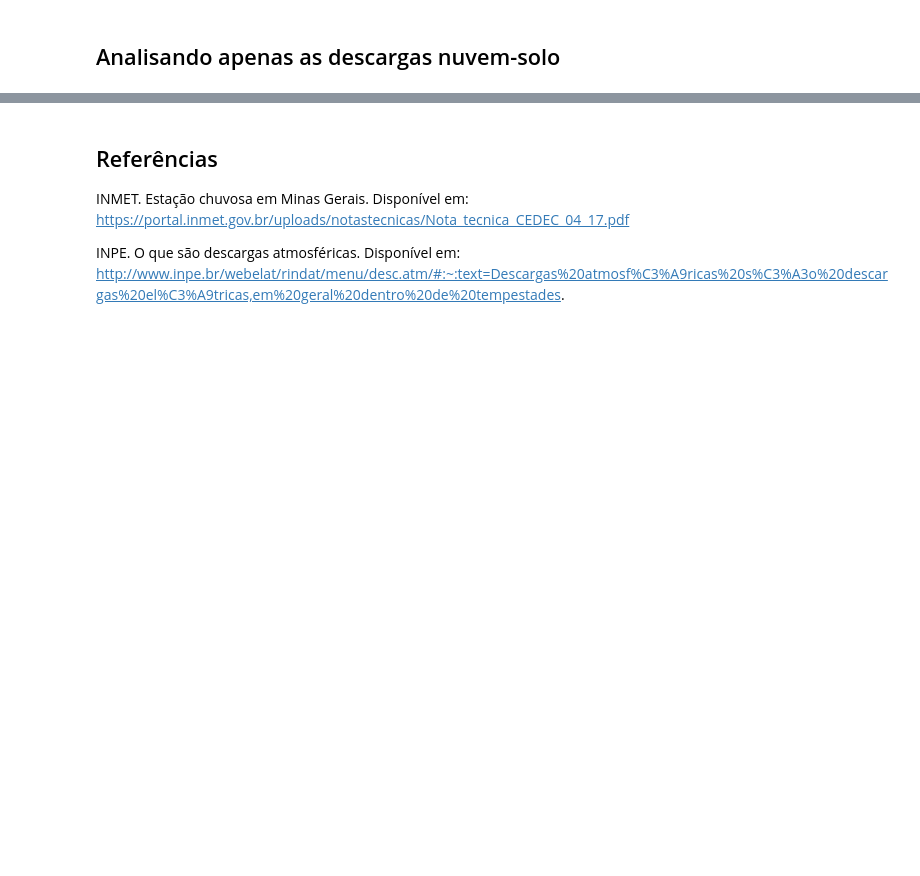
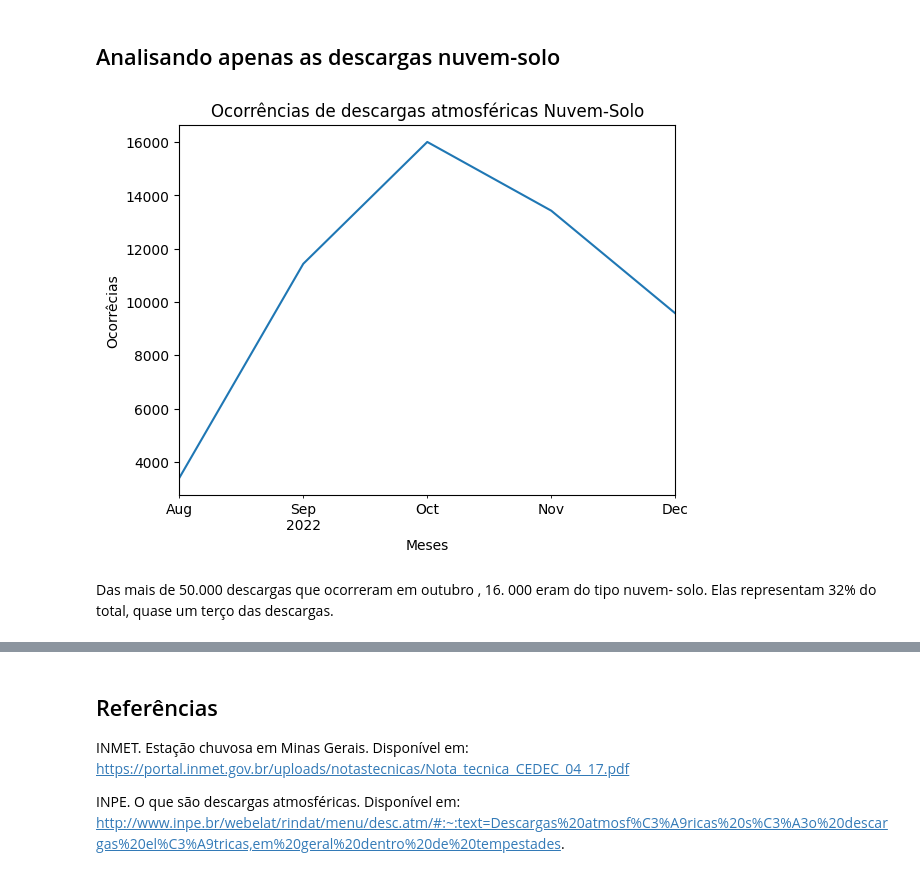
Before and after one commit to RosanaAlves/Descargas-Atmosfericas, a Jupyter notebook: Analise_Descritiva_v01_11-12-23.ipynb, the cells around one changed output, grey strips where cells are left out. Cells and saved outputs as stored; diff of their text form; code cells hidden in the pictures; blank space fills up the shorter version.

```diff
--- a/Analise_Descritiva_v01_11-12-23.ipynb
+++ b/Analise_Descritiva_v01_11-12-23.ipynb
@@ -179,6 +179,16 @@ Seguiremos trabalhando apenas com a ocorrência do evento nuvem-solo.
 # %%
 df_me_ns = df_me[df_me['Tipo'] == 0] # me- mudanca de estacao e ns-nuvem-solo
 df_me_ns;
+# %%
+df_me_ns.set_index('Data').resample('M').size().plot() # Agrupando por mês
+plt.title('Ocorrências de descargas atmosféricas Nuvem-Solo')
+plt.xlabel('Meses')
+plt.ylabel('Ocorrêcias')
+plt.show()
+# %% [output]
+[figure, added]
+# %% [markdown]
+Das mais de 50.000 descargas que ocorreram em outubro , 16. 000 eram do tipo nuvem- solo. Elas representam 32% do total, quase um terço das descargas.
 # %%
 # Coordenadas da primeira linha
 
```
Also changed, not shown: parts of 5 cells of this notebook.
